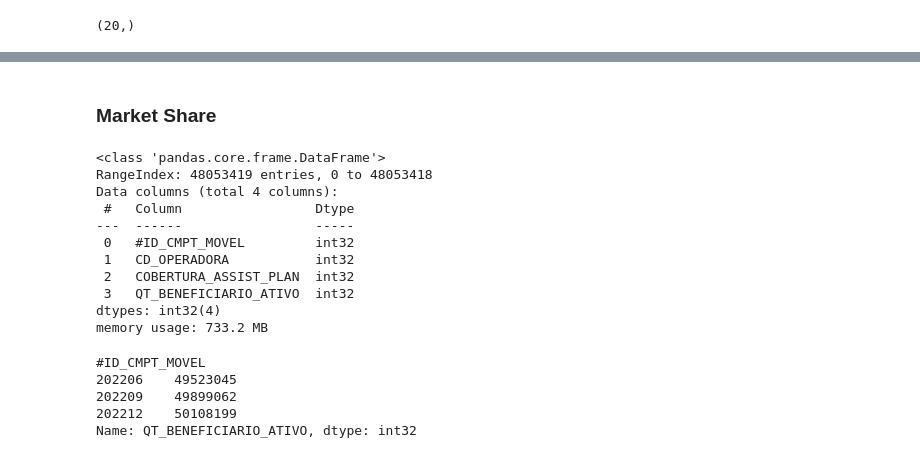
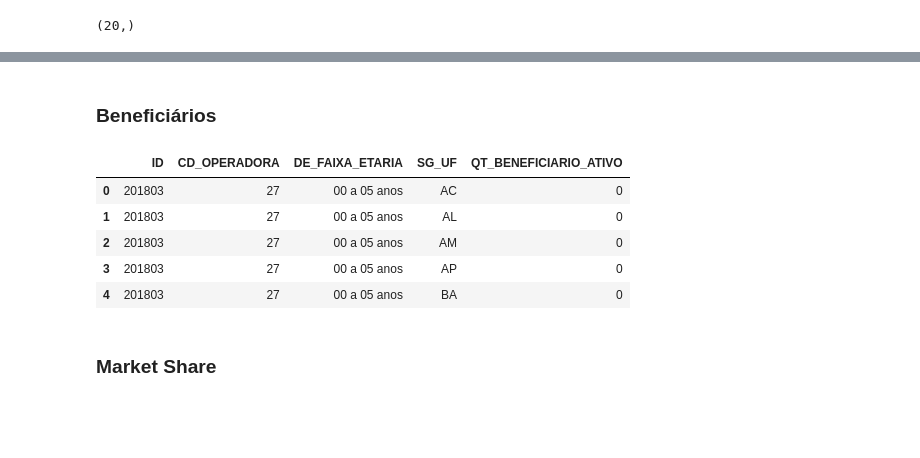
Before and after one commit to ianaraujo/ipcap-hapvida, a Jupyter notebook: beneficiarios.ipynb, the cells around one changed output, grey strips where cells are left out. Drawn from its saved outputs; the diff is of its cells as text; code cells hidden in the pictures; blank space fills up the shorter version.

```diff
--- a/beneficiarios.ipynb
+++ b/beneficiarios.ipynb
@@ -61,0 +104,29 @@ combined_codes.shape
+# %% [markdown]
+### Beneficiários
+# %%
+df_list = []
+
+types = defaultdict(lambda: 'int32', {'SG_UF': 'category', 'DE_FAIXA_ETARIA': 'category'})
+
+for file in os.listdir('data/beneficiarios'):
+    temp_df = pd.read_csv(f'data/beneficiarios/{file}', usecols=['CD_OPERADORA', 'DE_FAIXA_ETARIA', 'SG_UF', 'COBERTURA_ASSIST_PLAN', 'QT_BENEFICIARIO_ATIVO'], dtype=types)
+
+    temp_df = temp_df.loc[temp_df['COBERTURA_ASSIST_PLAN'] == 1, :].copy()
+    temp_df['ID'] = str(file)[:-4]
+
+    grouped_data = temp_df.groupby(['ID', 'CD_OPERADORA', 'DE_FAIXA_ETARIA', 'SG_UF'], observed=False)['QT_BENEFICIARIO_ATIVO'].sum().reset_index()
+
+    del temp_df
+
+    df_list.append(grouped_data)
+
+benef = pd.concat(df_list, ignore_index=True)
+
+benef.head()
+# %% [output]
+|  | ID | CD_OPERADORA | DE_FAIXA_ETARIA | SG_UF | QT_BENEFICIARIO_ATIVO |
+| 0 | 201803 | 27 | 00 a 05 anos | AC | 0 |
+| 1 | 201803 | 27 | 00 a 05 anos | AL | 0 |
+| 2 | 201803 | 27 | 00 a 05 anos | AM | 0 |
+| 3 | 201803 | 27 | 00 a 05 anos | AP | 0 |
+| 4 | 201803 | 27 | 00 a 05 anos | BA | 0 |
@@ -62,33 +135,3 @@ combined_codes.shape
 # %% [markdown]
 ### Market Share
-# %%
-# download SIB data
-types = defaultdict(lambda: 'int32')
-
-data = pd.concat([pd.read_csv(f'data/{file}', dtype=types) for file in os.listdir('data') if os.path.getsize(f'data/{file}') > 0], ignore_index=True)
-data = data.astype(np.int32)
-
-data.info()
-# %% [output]
-<class 'pandas.core.frame.DataFrame'>
-RangeIndex: 48053419 entries, 0 to 48053418
-Data columns (total 4 columns):
- #   Column                 Dtype
----  ------                 -----
- 0   #ID_CMPT_MOVEL         int32
- 1   CD_OPERADORA           int32
- 2   COBERTURA_ASSIST_PLAN  int32
- 3   QT_BENEFICIARIO_ATIVO  int32
-dtypes: int32(4)
-memory usage: 733.2 MB
-# %%
-# número de beneficiários ativos
-
-data.loc[data['COBERTURA_ASSIST_PLAN'] == 1, :].groupby('#ID_CMPT_MOVEL')['QT_BENEFICIARIO_ATIVO'].sum()
-# %% [output]
-#ID_CMPT_MOVEL
-202206    49523045
-202209    49899062
-202212    50108199
-Name: QT_BENEFICIARIO_ATIVO, dtype: int32
 # %%
```
Also changed, not shown: parts of 17 cells of this notebook, 4 other files.
